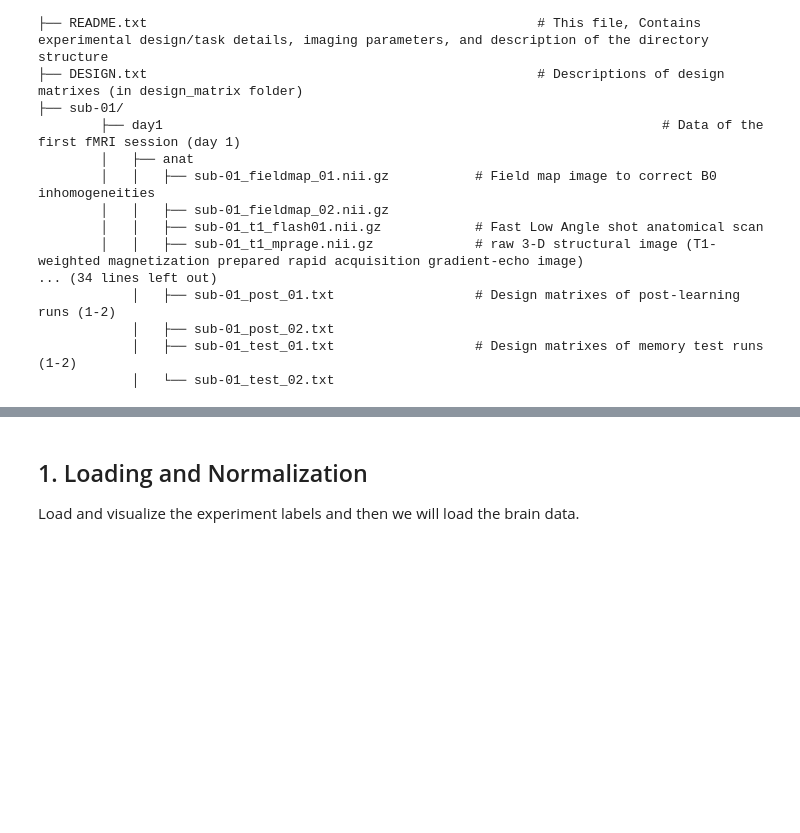
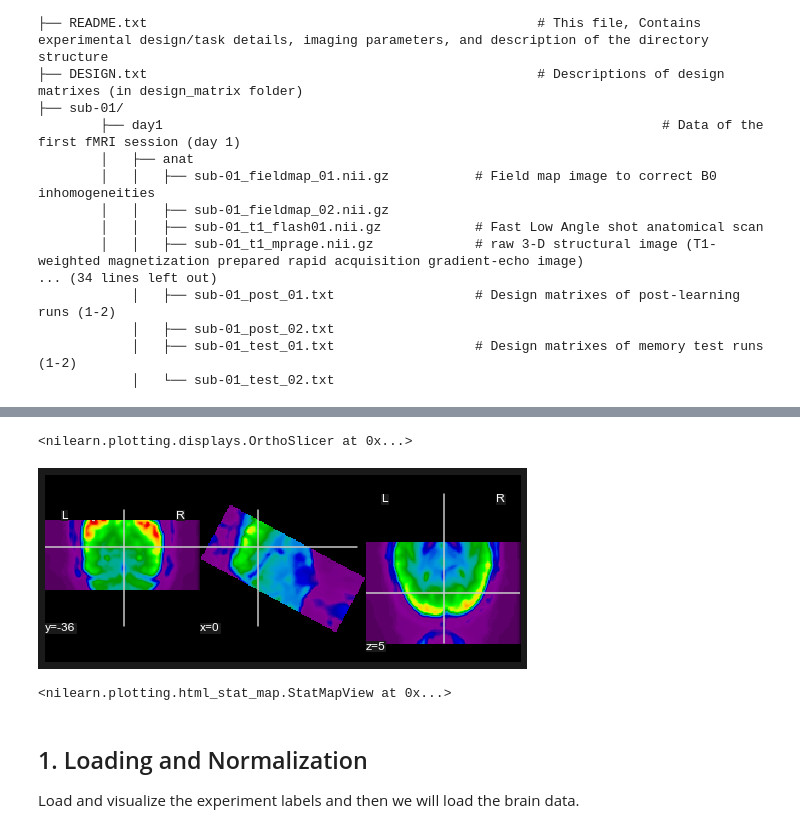
Before and after one commit to alexander-ratzan/2020-NeuroAnalysis-Project, a Jupyter notebook: brainiak_tutorials/03-classification-extension.ipynb, the cells around one changed output, grey strips where cells are left out. Drawn from its saved outputs; the diff is of its cells as text; code cells hidden in the pictures; blank space fills up the shorter version.

```diff
--- a/brainiak_tutorials/03-classification-extension.ipynb
+++ b/brainiak_tutorials/03-classification-extension.ipynb
@@ -117,3 +134,28 @@ my_dataset/
+# %%
+from nilearn.image import mean_img
+from nilearn import image
+
+#functional bold data from subject 1 on day 2
+
+func_data_s1 = '/Users/aratzan/Downloads/brainiak_datasets/vdc/sub-01/ses-day2/func/sub-01_ses-day2_task-localizer_run-02_bold.nii.gz'
+
+#have to take a mean image because data is 4D
+
+meanEPI = mean_img(func_data_s1)
+smoothMean = image.smooth_img(meanEPI, fwhm=5)
+plotting.plot_epi(smoothMean)
+
+#shows dimensionality and size of data... doesn't take into account areas of brain that are irrelevant (???)
+#MESS AROUND WITH ORIENTATION
+# %% [output]
+<nilearn.plotting.displays.OrthoSlicer at 0x...>
+[figure, added]
+# %%
+# anatomical data from subject 1 on day 2
+anat_data_s1 = '/Users/aratzan/Downloads/brainiak_datasets/vdc/sub-01/ses-day2/anat/sub-01_ses-day2_T1w.nii.gz'
+plotting.view_img(anat_data_s1)
+# %% [output]
+<nilearn.plotting.html_stat_map.StatMapView at 0x...>
 # %% [markdown]
 ## 1. Loading and Normalization<a id="load_data"></a>
 
```
Also changed, not shown: parts of 8 cells of this notebook.
